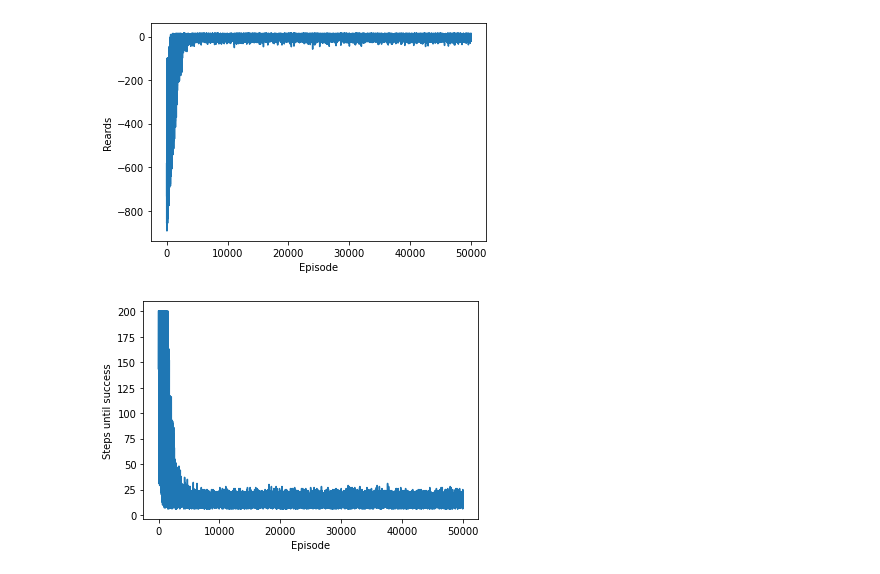
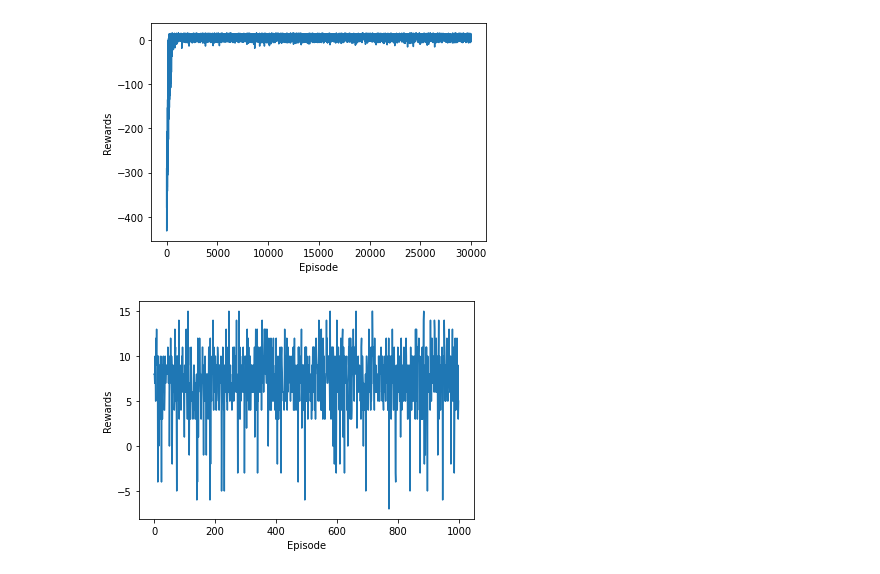
Before and after one commit to green-of-tim/red-y, a Jupyter notebook: Q_tabular_Taxi_v3.ipynb, the cells around one changed output. Drawn from its saved outputs; the diff is of its cells as text; code cells hidden in the pictures.

```diff
--- a/Q_tabular_Taxi_v3.ipynb
+++ b/Q_tabular_Taxi_v3.ipynb
@@ -11,14 +11,14 @@ action_num = env.action_space.n
 obs_num = env.observation_space.n
 # %%
 # Learning Parameters
-episodes_num = 50000
-learning_rate = 0.1
-max_steps = 299
-discount = 0.92
+episodes_num = 30000
+learning_rate = 0.7
+max_steps = 99
+discount = 0.618
 epsilon = 1.0
-epsilon_min = 0.1
+epsilon_min = 0.01
 epsilon_max = 1.0
-decay_rate = 0.001
+decay_rate = 0.01
 # %%
 q_table = np.zeros((obs_num, action_num))
 # %%
@@ -58,17 +58,16 @@ for episode in range(episodes_num):
     cumul_rewards += reward
 
     if done == True:
-      steps_till_success.append(step + 1)
-      rewards.append(cumul_rewards)
       break
 
   # env.render()
+  rewards.append(cumul_rewards)
   epsilon = epsilon_min + (epsilon_max - epsilon_min)*np.exp(-decay_rate * episode)
-  if episode % 10000 == 0:
-    learning_rate = learning_rate / 2
+  # if episode % 5000 == 0:
+  #   learning_rate = learning_rate / 2
   # print("**********************************************************************")
 
 env.close()
 print(f'Average reward:{sum(rewards)/episodes_num}')
-print(f'Min step to success: {min(steps_till_success)}')
+# print(f'Min step to success: {min(steps_till_success)}')
 # %% [output]
@@ -82,13 +80,13 @@ plt.xlabel('Episode')
 plt.ylabel('Rewards')
 plt.show()
 # %% [output]
-[figure, old version]
+[figure, new version]
 # %%
-plt.plot(steps_till_success)
+plt.plot(rewards[-1000:-1])
 plt.xlabel('Episode')
-plt.ylabel('Steps until success')
+plt.ylabel('Rewards')
 plt.show()
 # %% [output]
-[figure, old version]
+[figure, new version]
 # %%
 print(q_table)
```
Also changed, not shown: parts of 5 cells of this notebook.
